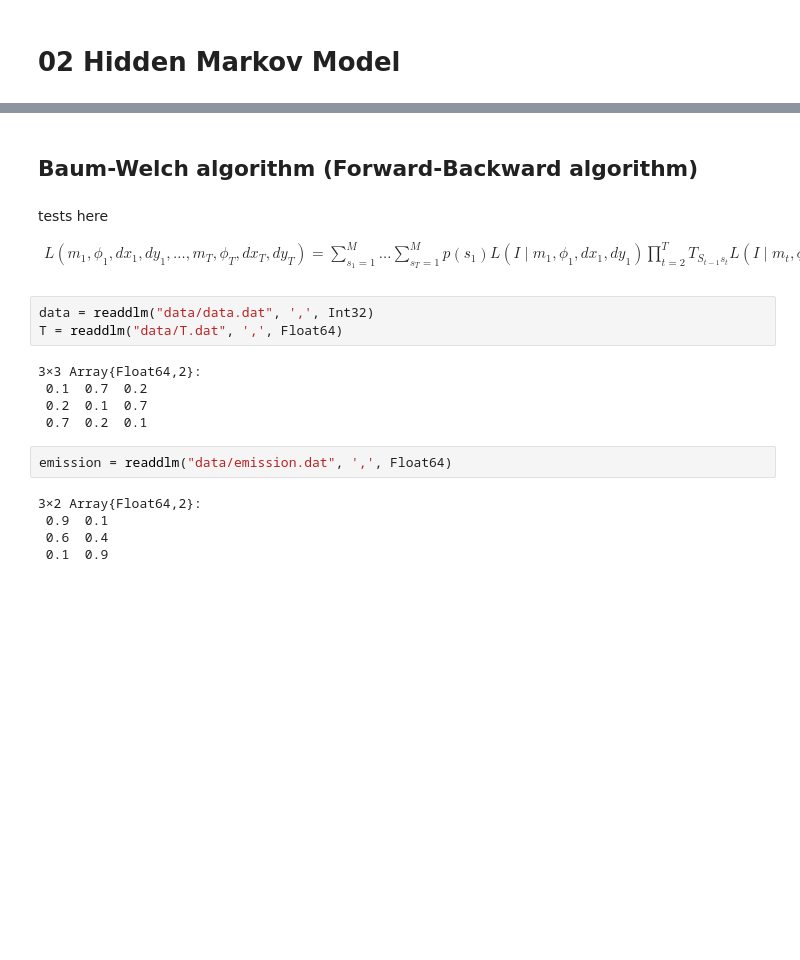
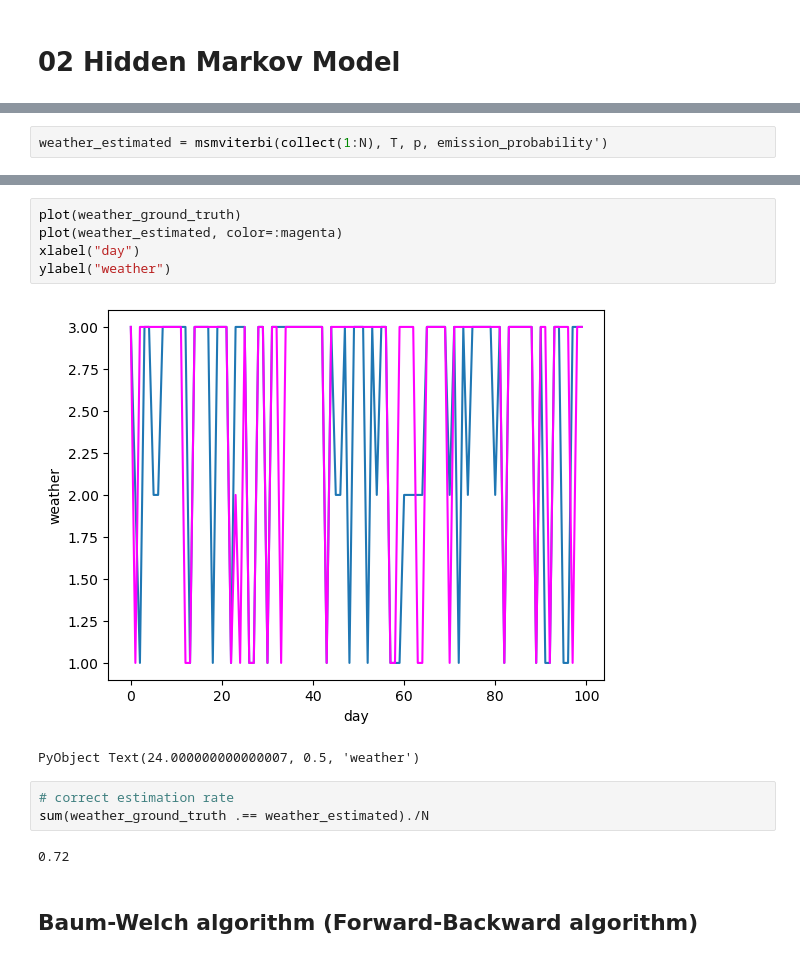
Before and after one commit to matsunagalab/tutorial_hmm, a Jupyter notebook: 02_Hidden_Markov_Model.ipynb, the cells around one changed output, grey strips where cells are left out. Cells and saved outputs as stored; diff of their text form; blank space fills up the shorter version.

```diff
--- a/02_Hidden_Markov_Model.ipynb
+++ b/02_Hidden_Markov_Model.ipynb
@@ -25,0 +121,2 @@ T = readdlm("data/T.dat", ',', Float64)
+# %%
+weather_estimated = msmviterbi(collect(1:N), T, p, emission_probability')
@@ -26,23 +141,15 @@ T = readdlm("data/T.dat", ',', Float64)
+# %%
+plot(weather_ground_truth)
+plot(weather_estimated, color=:magenta)
+xlabel("day")
+ylabel("weather")
+# %% [output]
+[figure, added]
+PyObject Text(24.000000000000007, 0.5, 'weather')
+# %%
+# correct estimation rate
+sum(weather_ground_truth .== weather_estimated)./N
+# %% [output]
+0.72
 # %% [markdown]
 ## Baum-Welch algorithm (Forward-Backward algorithm)
-# %% [markdown]
-tests here
-
-\begin{aligned}
-L\left(m_{1}, \phi_{1}, d x_{1}, d y_{1}, \ldots, m_{T}, \phi_{T}, d x_{T}, d y_{T}\right)=\sum_{s_{1}=1}^{M} \ldots \sum_{s_{T}=1}^{M} p\left(s_{1}\right) L\left(I \mid m_{1}, \phi_{1}, d x_{1}, d y_{1}\right) \prod_{t=2}^{T} T_{S_{t-1} s_{t}} L\left(I \mid m_{t}, \phi_{t}, d x_{t}, d y_{t}\right)
-\end{aligned}
-# %%
-data = readdlm("data/data.dat", ',', Int32)
-T = readdlm("data/T.dat", ',', Float64)
-# %% [output]
-3×3 Array{Float64,2}:
- 0.1  0.7  0.2
- 0.2  0.1  0.7
- 0.7  0.2  0.1
-# %%
-emission = readdlm("data/emission.dat", ',', Float64)
-# %% [output]
-3×2 Array{Float64,2}:
- 0.9  0.1
- 0.6  0.4
- 0.1  0.9
```
Also changed, not shown: parts of 34 cells of this notebook.
